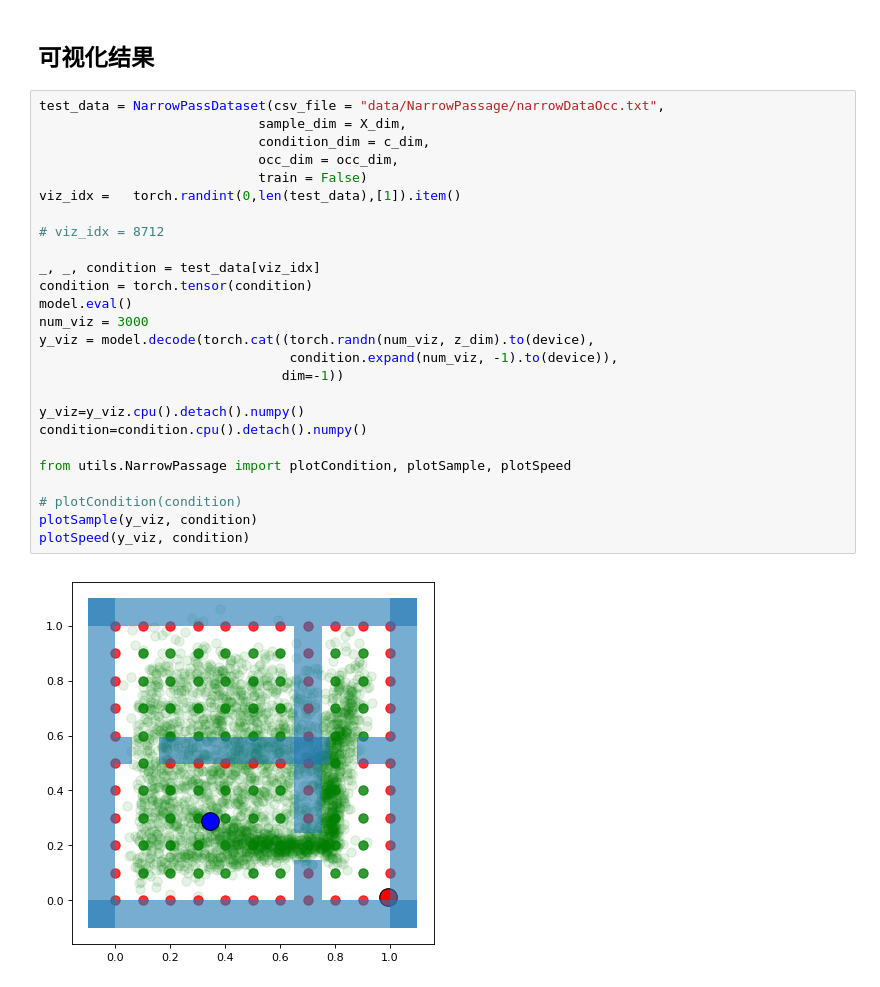
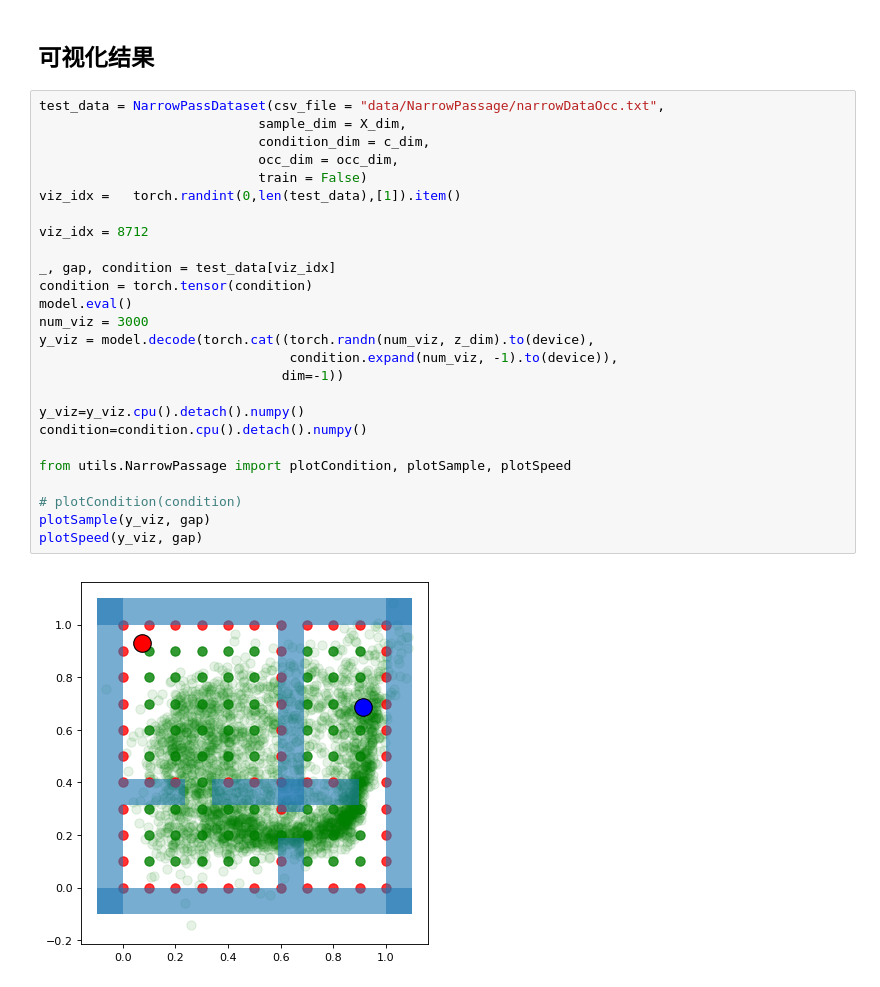
Before and after one commit to KarlRong/VAE-Motion-Planning, a Jupyter notebook: cvae_occ.ipynb, the cells around one changed output. Cells and saved outputs as stored; diff of their text form.

```diff
--- a/cvae_occ.ipynb
+++ b/cvae_occ.ipynb
@@ -145,28 +164,28 @@ Train Epoch: 230 [51200/66984 (76%)]    Loss: 0.006511
 # %%
 test_data = NarrowPassDataset(csv_file = "data/NarrowPassage/narrowDataOcc.txt",
                             sample_dim = X_dim,
                             condition_dim = c_dim,
                             occ_dim = occ_dim,
                             train = False)
 viz_idx =   torch.randint(0,len(test_data),[1]).item()
 
-# viz_idx = 8712
+viz_idx = 8712
 
-_, _, condition = test_data[viz_idx]
+_, gap, condition = test_data[viz_idx]
 condition = torch.tensor(condition)
 model.eval()
 num_viz = 3000
 y_viz = model.decode(torch.cat((torch.randn(num_viz, z_dim).to(device),
                                 condition.expand(num_viz, -1).to(device)),
                                dim=-1))
 
 y_viz=y_viz.cpu().detach().numpy()
 condition=condition.cpu().detach().numpy()
 
 from utils.NarrowPassage import plotCondition, plotSample, plotSpeed
 
 # plotCondition(condition)
-plotSample(y_viz, condition)
-plotSpeed(y_viz, condition)
+plotSample(y_viz, gap)
+plotSpeed(y_viz, gap)
 # %% [output]
-[figure, old version]
+[figure, new version]
```
Also changed, not shown: parts of 6 cells of this notebook, 1 other file.
